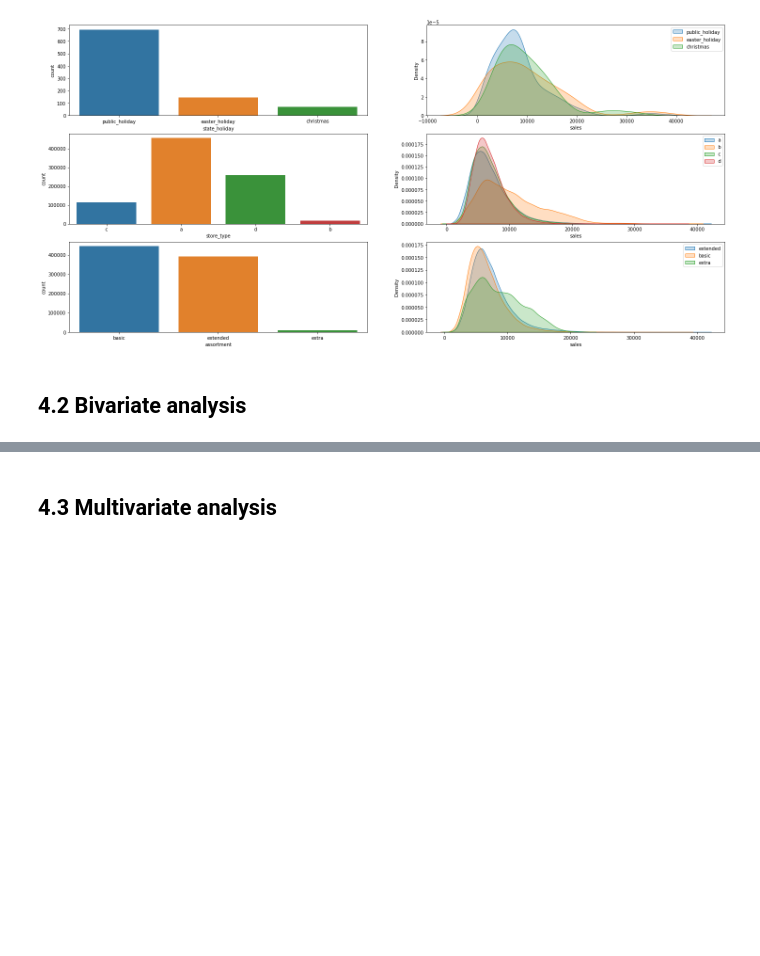
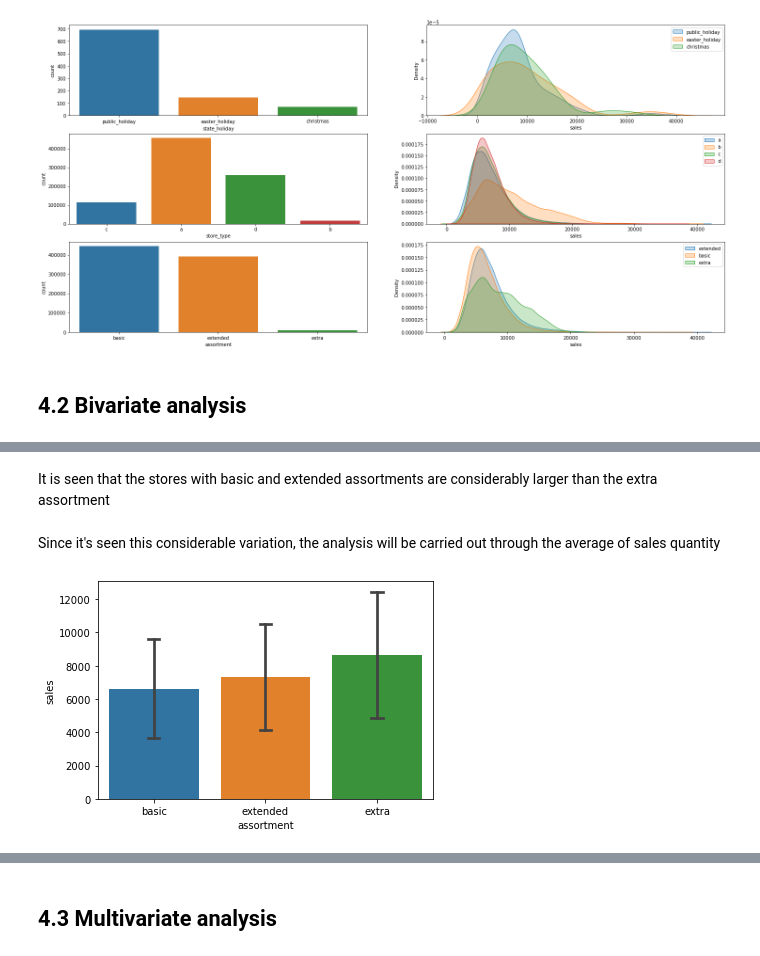
Before and after one commit to diegodinizf/Rossman-Sales, a Jupyter notebook: rossmann-sales-notebook.ipynb, the cells around one changed output, grey strips where cells are left out. Saved outputs shown, nothing was run; the diff lists cells and outputs as text; code cells hidden in the pictures; blank space fills up the shorter version.

```diff
--- a/rossmann-sales-notebook.ipynb
+++ b/rossmann-sales-notebook.ipynb
@@ -377,0 +395,8 @@ plt.show()
+# %% [markdown]
+It is seen that the stores with basic and extended assortments are considerably larger than the extra assortment
+# %% [markdown]
+Since it's seen this considerable variation, the analysis will be carried out through the average of sales quantity
+# %%
+sns.barplot(data=df4, x='assortment', y='sales', estimator=np.mean, ci='sd',capsize=.1);
+# %% [output]
+[figure, added]
```
Also changed, not shown: parts of 64 cells of this notebook.
